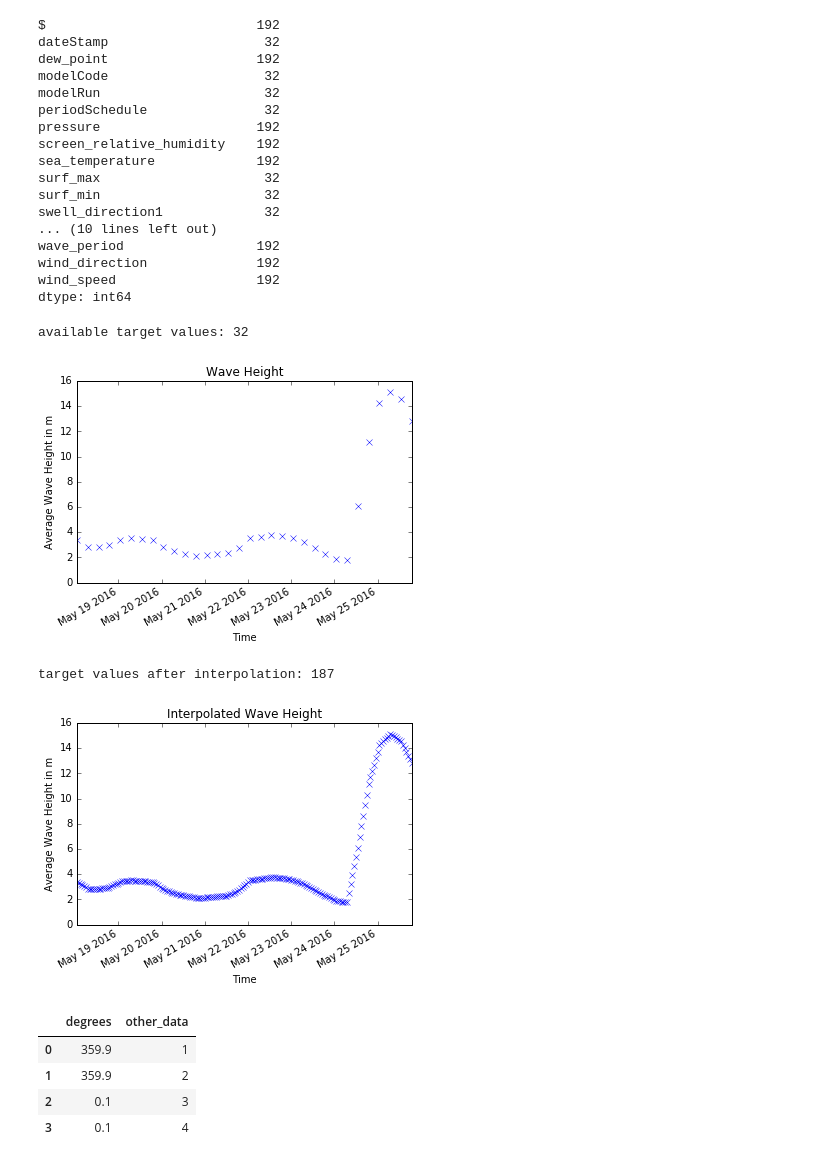
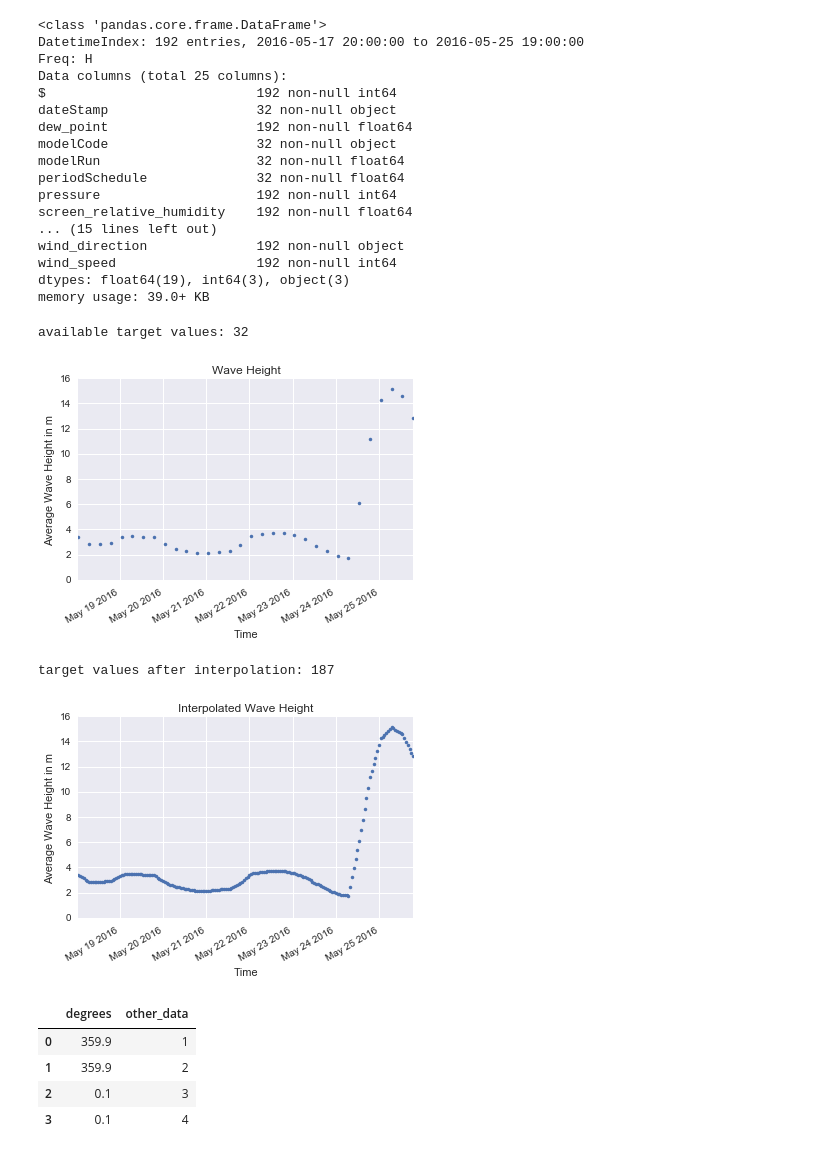
Before and after one commit to felix-last/wave-forecast, a Jupyter notebook: wave-forecast-prepare-data.ipynb, the cells around one changed output. Cells and saved outputs as stored; diff of their text form; code cells hidden in the pictures.

```diff
--- a/wave-forecast-prepare-data.ipynb
+++ b/wave-forecast-prepare-data.ipynb
@@ -21,27 +22,27 @@ df_imported = pd.concat([pd.read_csv(file, index_col=0) for file in csv_files])
 df_imported.index = pd.DatetimeIndex(df_imported.index, freq='H')
 grouped = df_imported.groupby(level=0)
 df_imported = grouped.last()
-df_imported.count()
+df_imported.info(null_counts=True)
 # %% [output]
-$                           192
-dateStamp                    32
-dew_point                   192
-modelCode                    32
-modelRun                     32
-periodSchedule               32
-pressure                    192
-screen_relative_humidity    192
-sea_temperature             192
-surf_max                     32
-surf_min                     32
-swell_direction1             32
-... (10 lines left out)
-wave_period                 192
-wind_direction              192
-wind_speed                  192
-dtype: int64
+<class 'pandas.core.frame.DataFrame'>
+DatetimeIndex: 192 entries, 2016-05-17 20:00:00 to 2016-05-25 19:00:00
+Freq: H
+Data columns (total 25 columns):
+$                           192 non-null int64
+dateStamp                   32 non-null object
+dew_point                   192 non-null float64
+modelCode                   32 non-null object
+modelRun                    32 non-null float64
+periodSchedule              32 non-null float64
+pressure                    192 non-null int64
+screen_relative_humidity    192 non-null float64
+... (15 lines left out)
+wind_direction              192 non-null object
+wind_speed                  192 non-null int64
+dtypes: float64(19), int64(3), object(3)
+memory usage: 39.0+ KB
 # %%
-def plot_datetime_series(series, title, xlabel='Time', ylabel='', label=['b-', 'g-', 'r-', 'y-']):
+def plot_datetime_series(series, title, xlabel='Time', ylabel='', label=['-', '-', '-', '-']):
     if(type(series) is not list):
         series = [series]
     if(type(label) is not list):
@@ -70,21 +71,21 @@ def plot_datetime_series(series, title, xlabel='Time', ylabel='', label=['b-', '
 # %%
 target_var = 'surf_avg'
 s_target = pd.Series( (df_imported['surf_max'] + df_imported['surf_min']) / 2, name=target_var )
 print('available target values:', s_target.count())
-plot_datetime_series(s_target, 'Wave Height', 'Time', 'Average Wave Height in m', 'bx')
+plot_datetime_series(s_target, 'Wave Height', 'Time', 'Average Wave Height in m', '.')
 # fill NAs with linearly interpolated data where explanatory data is present
 s_target = s_target.loc[df_imported['wind_speed'].notnull()].interpolate()
 #---respective data removed---- there's a big gap which we shouldn't interpolate
 #s_target['2016-05-16 14:00:00':'2016-05-18 00:00:00'] = None
 #-- uncomment to remove some outliers
 #s_target = s_target[:'May 24 2016, 1am']
 print('target values after interpolation:', s_target.count())
-plot_datetime_series(s_target, 'Interpolated Wave Height', 'Time', 'Average Wave Height in m', 'bx')
+plot_datetime_series(s_target, 'Interpolated Wave Height', 'Time', 'Average Wave Height in m', '.')
 # %% [output]
 available target values: 32
-[figure, old version]
+[figure, new version]
 target values after interpolation: 187
-[figure, old version]
+[figure, new version]
 # %%
 def degrees_to_sin_cos(df_in, columns):
     if(type(columns) is not list):
```
Also changed, not shown: parts of 11 cells of this notebook.
